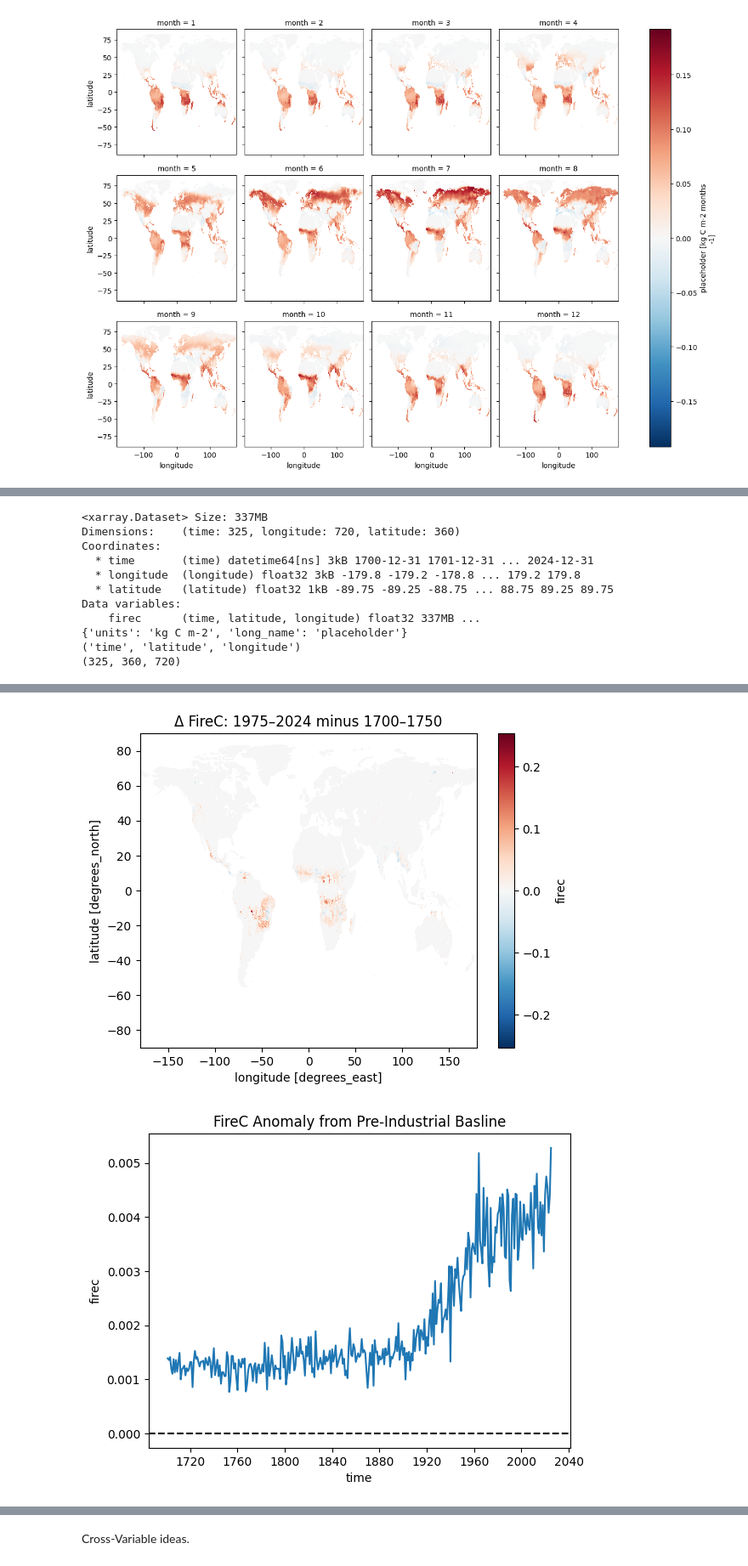
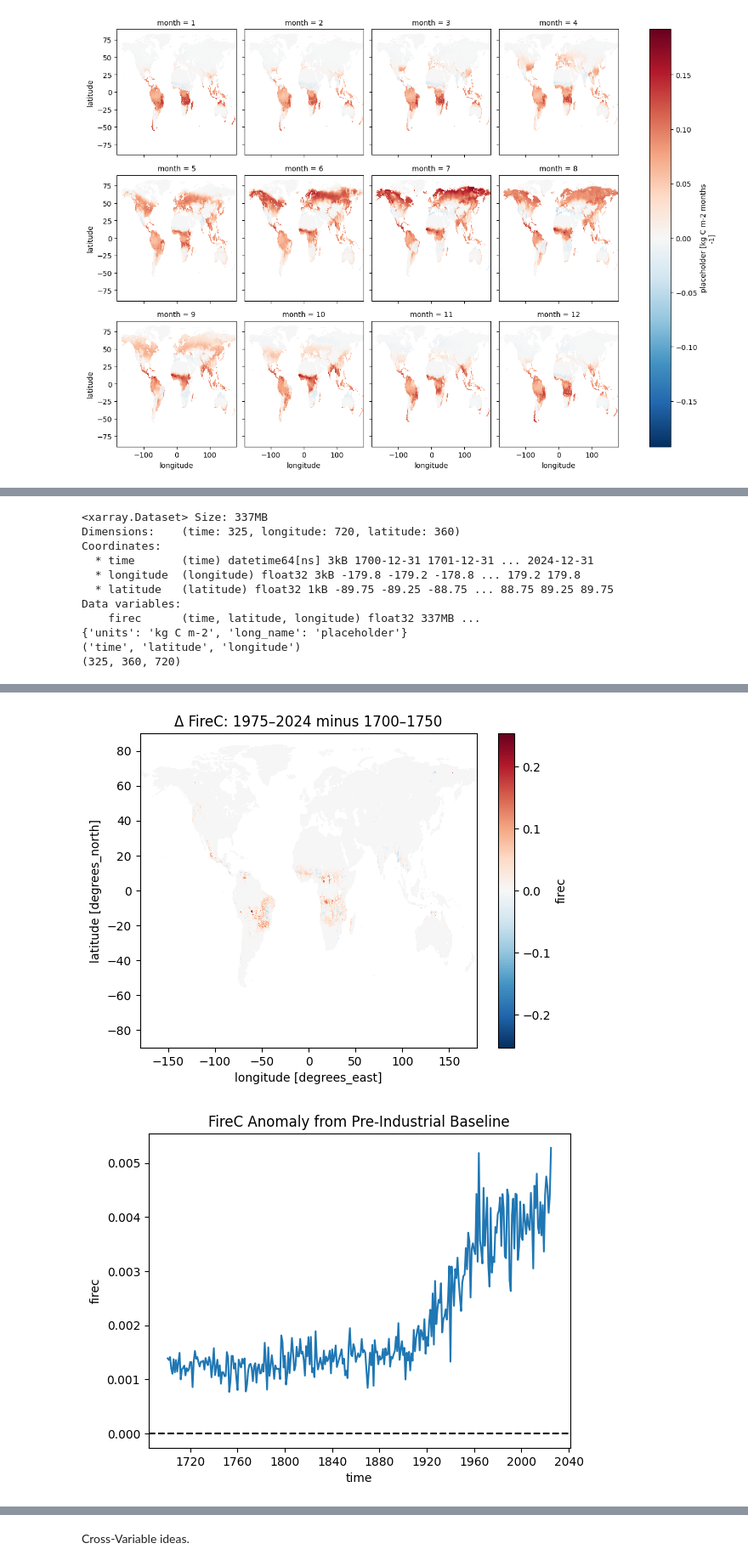
Before and after one commit to L1laBan3/LPJ-EOSIM, a Jupyter notebook: analysis.ipynb, the cells around one changed output, grey strips where cells are left out. Shown at 85% size. Drawn from its saved outputs; the diff is of its cells as text; code cells hidden in the pictures.

```diff
--- a/analysis.ipynb
+++ b/analysis.ipynb
@@ -244,34 +283,34 @@ baseline = firec.sel(time=slice("1700","1850")).mean("time")
 anomaly = firec_weighted.mean(dim=["latitude", "longitude"]) - firec.sel(time=slice("1700", "1850")).mean()
 anomaly.plot()
 plt.axhline(0, color="k", linestyle="--")
-plt.title("FireC Anomaly from Pre-Industrial Basline")
+plt.title("FireC Anomaly from Pre-Industrial Baseline")
 plt.show()
 
 #Lat profile by era
 for label, sl in [("1700-1800", slice("1700", "1800")),
                   ("1850-1950", slice("1850", "1950")),
                   ("1950-2024", slice("1950", "2024"))]:
     firec.sel(time=sl).mean(dim=["time", "longitude"]). plot(label=label)
 
 plt.legend()
 plt.title("FireC Latitude Profile by Era")
 plt.show()
 # %% [output]
 <xarray.Dataset> Size: 337MB
 Dimensions:    (time: 325, longitude: 720, latitude: 360)
 Coordinates:
   * time       (time) datetime64[ns] 3kB 1700-12-31 1701-12-31 ... 2024-12-31
   * longitude  (longitude) float32 3kB -179.8 -179.2 -178.8 ... 179.2 179.8
   * latitude   (latitude) float32 1kB -89.75 -89.25 -88.75 ... 88.75 89.25 89.75
 Data variables:
     firec      (time, latitude, longitude) float32 337MB ...
 {'units': 'kg C m-2', 'long_name': 'placeholder'}
 ('time', 'latitude', 'longitude')
 (325, 360, 720)
 [figure]
 [figure]
 [figure]
 [figure]
 [figure]
-[figure, old version]
+[figure, new version]
 [figure]
```
Also changed, not shown: parts of 20 cells of this notebook.
